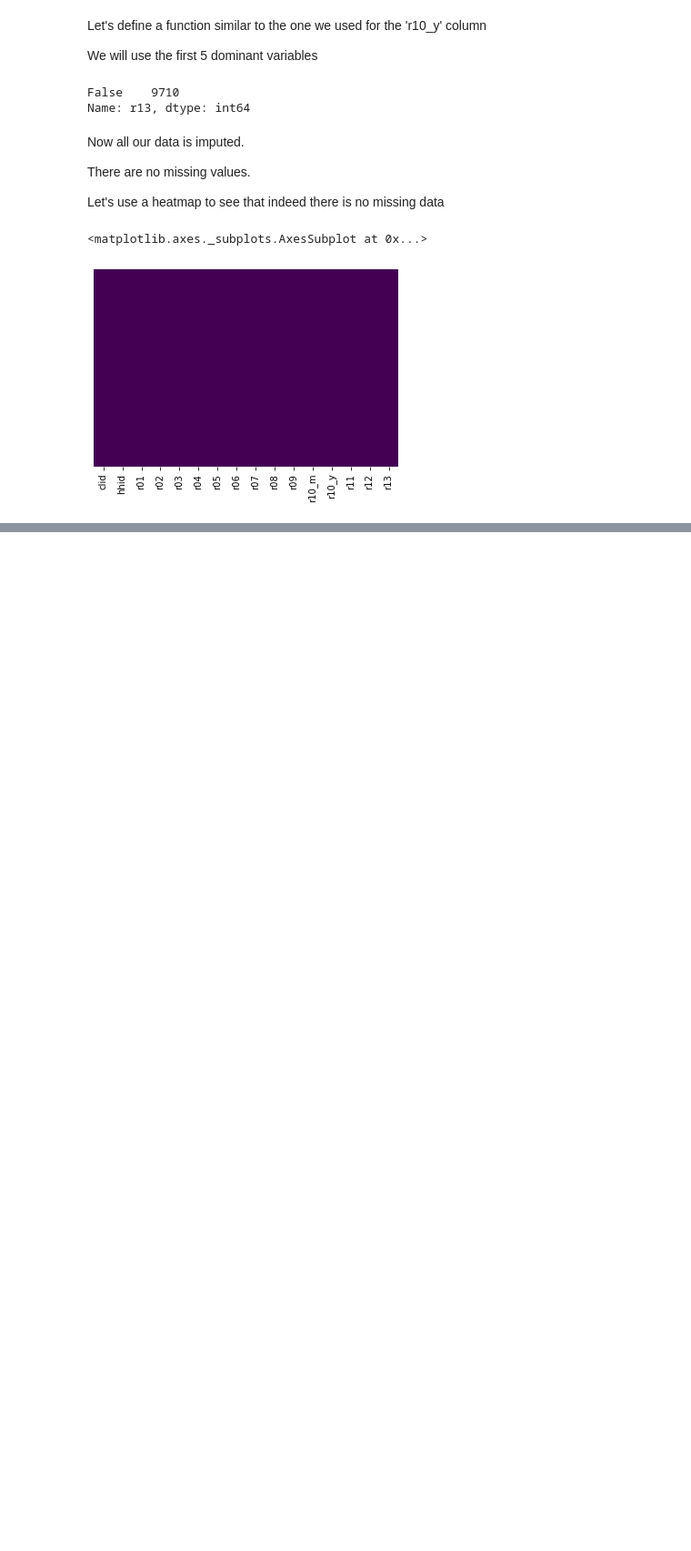
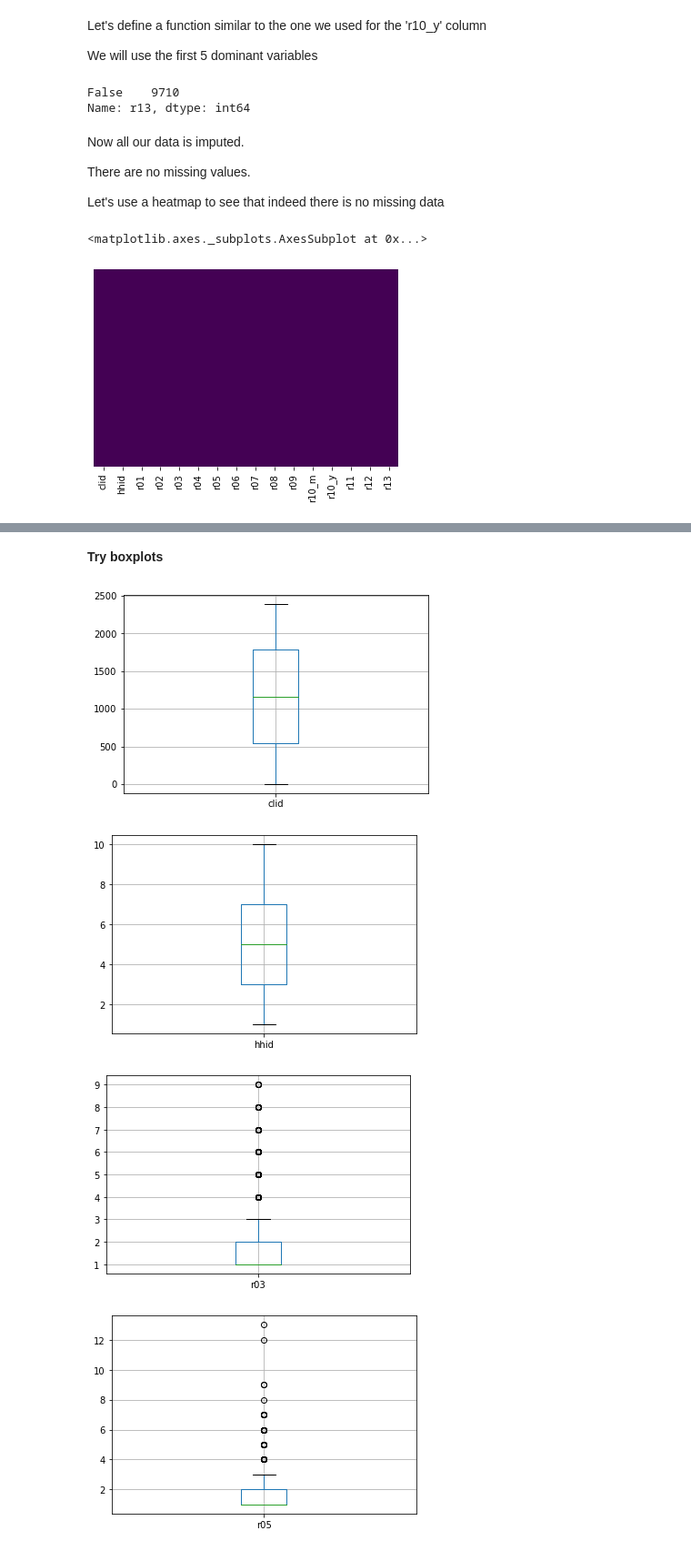
Before and after one commit to lyraxvincent/Data-Wrangling-and-Cleaning, a Jupyter notebook: KIHBS data/credit data cleaning.ipynb, the cells around one changed output, grey strips where cells are left out. Shown at 91% size. Saved outputs shown, nothing was run; the diff lists cells and outputs as text; code cells hidden in the pictures; blank space fills up the shorter version.

```diff
--- a/KIHBS data/credit data cleaning.ipynb
+++ b/KIHBS data/credit data cleaning.ipynb
@@ -742,0 +778,11 @@ sns.heatmap(credit.isnull(), cbar=False, yticklabels=False, cmap='viridis')
+# %% [markdown]
+**Try boxplots**
+# %%
+for col in numerical_cols:
+    credit.boxplot(column=col)
+    plt.show()
+# %% [output]
+[figure, added]
+[figure, added]
+[figure, added]
+[figure, added]
```
Also changed, not shown: parts of 20 cells of this notebook.
